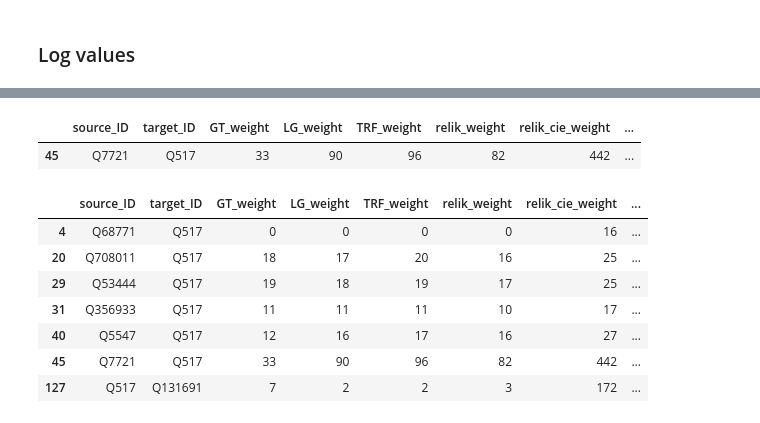
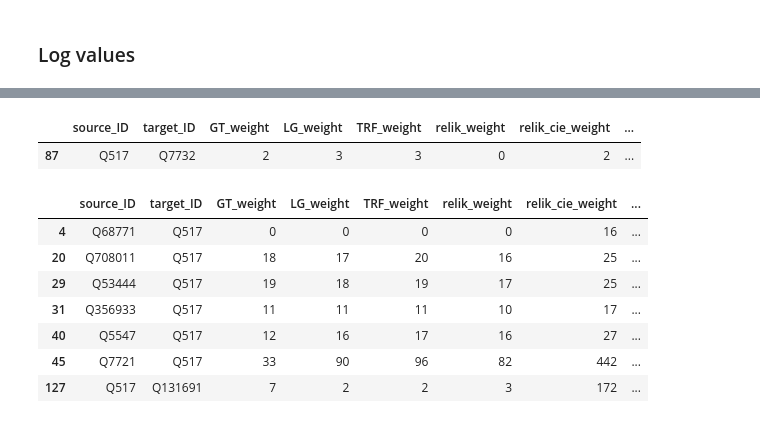
Before and after one commit to Karima-m/BSc_Project_Fall2026, a Jupyter notebook: notebooks/06_analysis.ipynb, the cells around one changed output, grey strips where cells are left out. Drawn from its saved outputs; the diff is of its cells as text; code cells hidden in the pictures.

```diff
--- a/notebooks/06_analysis.ipynb
+++ b/notebooks/06_analysis.ipynb
@@ -183,8 +191,8 @@ pd.DataFrame(results)
 # %%
-weight_df[weight_df['source_ID']=='Q7721']
+weight_df[weight_df['target_ID']=='Q7732'] #Louis XVI of france
 # %% [output]
 |  | source_ID | target_ID | GT_weight | LG_weight | TRF_weight | relik_weight | relik_cie_weight | ... |
-| 45 | Q7721 | Q517 | 33 | 90 | 96 | 82 | 442 | ... |
+| 87 | Q517 | Q7732 | 2 | 3 | 3 | 0 | 2 | ... |
 # %%
 weight_df[weight_df['relik_cie_weight']>15]
 # %% [output]
```
Also changed, not shown: parts of 10 cells of this notebook, 5 other files.
